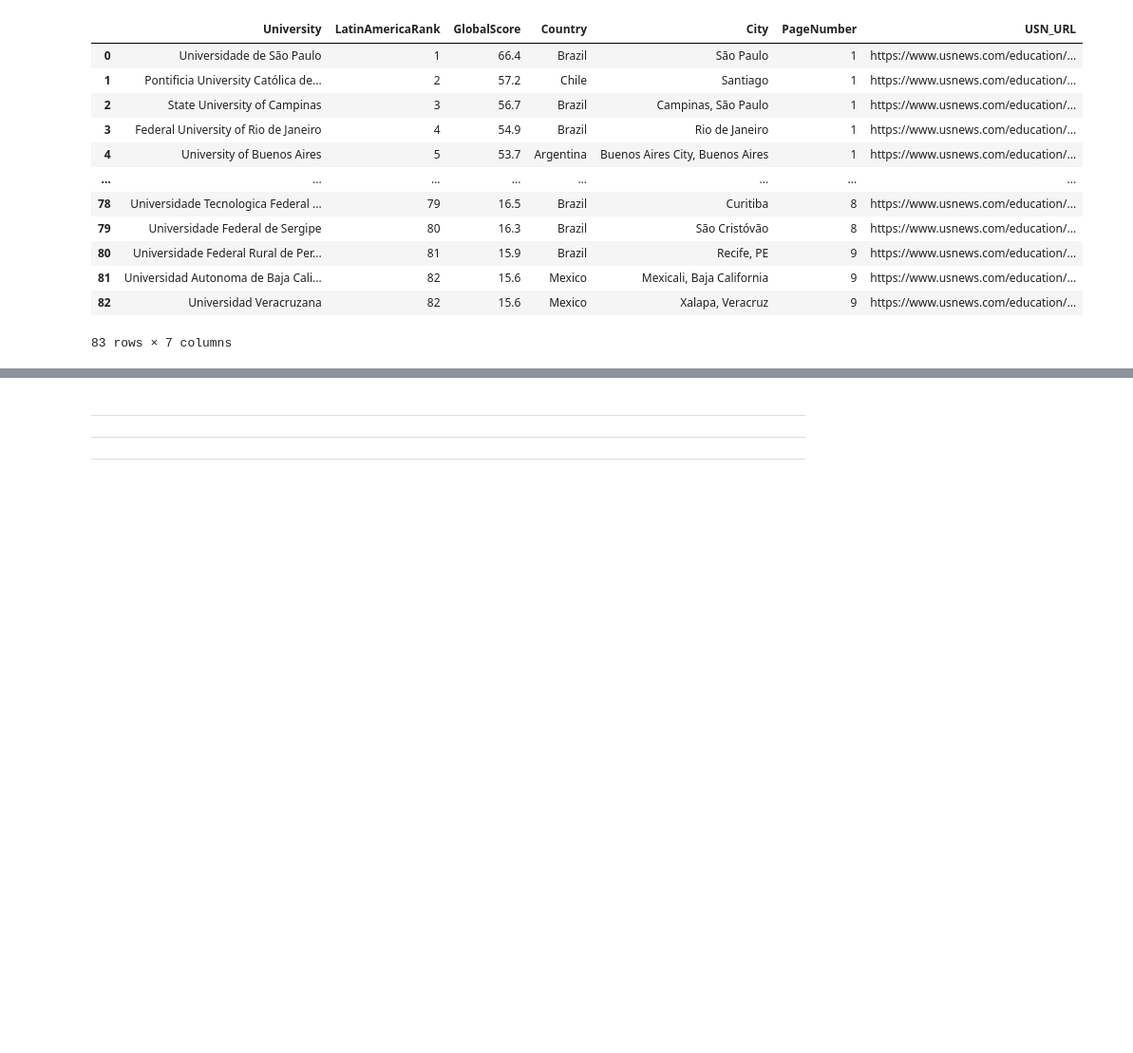
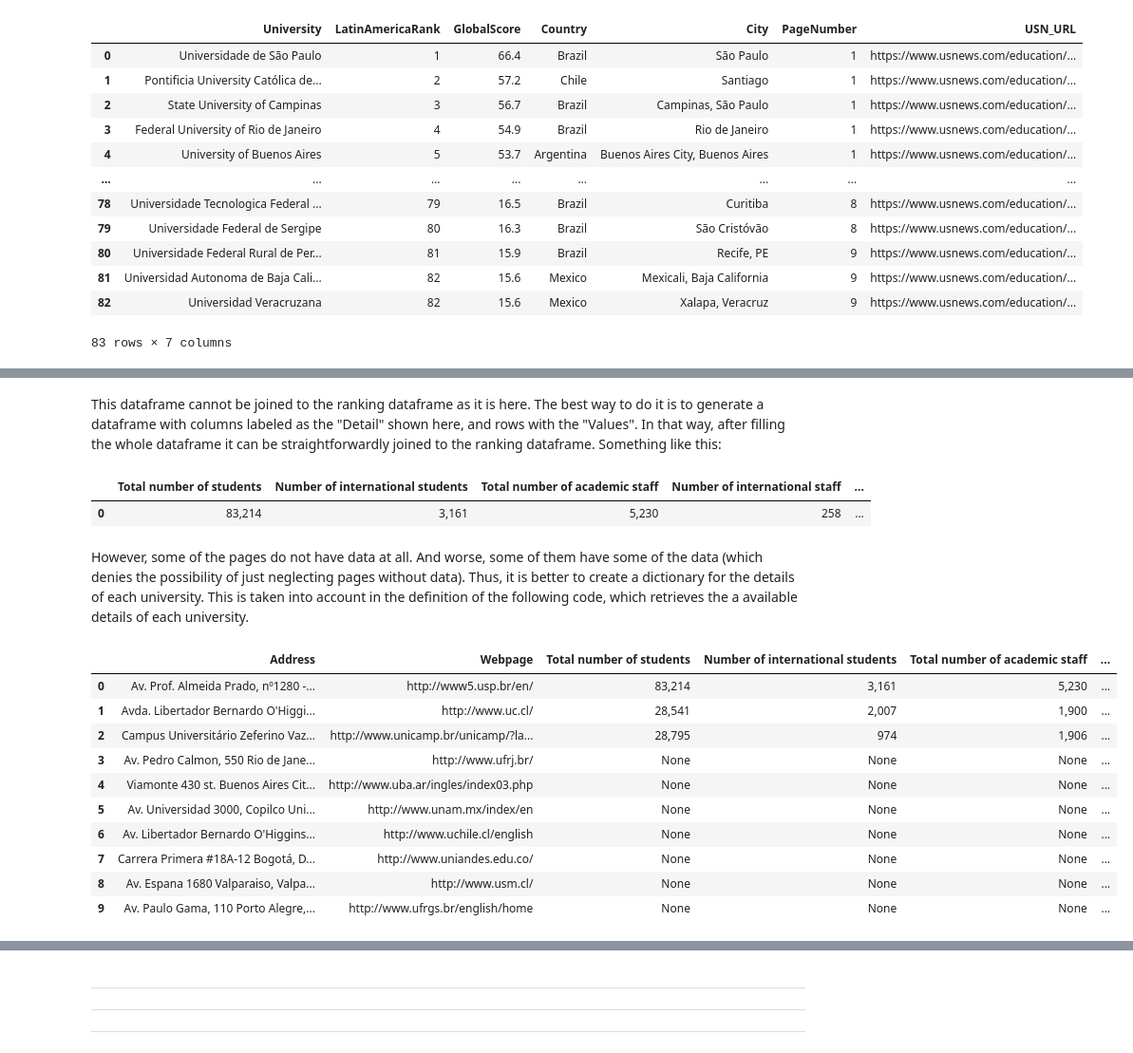
Before and after one commit to aurelioai/Capstone_personal, a Jupyter notebook: 01_define_scrap_sources.ipynb, the cells around one changed output, grey strips where cells are left out. Shown: that part at 95% size. Saved outputs shown, nothing was run; the diff lists cells and outputs as text; code cells hidden in the pictures; blank space fills up the shorter version.

```diff
--- a/01_define_scrap_sources.ipynb
+++ b/01_define_scrap_sources.ipynb
@@ -258,6 +231,8 @@ for mypages in range(2,numpages+1):
     extrastring.append(mytext+str(mypages))
 header = {'User-Agent': 'Mozilla/5.0 (Windows NT 10.0; Win64; x64) AppleWebKit/537.36 (KHTML, like Gecko)'
           +' Chrome/64.0.3282.186 Safari/537.36','Accept': 'application/json, text/javascript, */*; q=0.01'}
+header = {"User-Agent":"Mozilla/5.0"}
+
 
 # Loop for pages 1 to numpages
 for n in range(1,numpages+1):
@@ -290,0 +276,9 @@ With the URL retrieved, the data used to score the universities is available. Th
+# %%
+# Getting the address (location)
+maincontent = mysoup.find('div',class_='maincontent')
+dirdata = maincontent.find('div',class_='directory-data')
+address = ''
+for data in dirdata.find_all('div'):
+    address = address + data.text + ' '
+address = address.strip()
+print(address)
@@ -290,0 +287,13 @@ With the URL retrieved, the data used to score the universities is available. Th
+# %%
+# Getting the webpage
+# Both location and webpage are under the same tree of tags... I have to get both of them in one shot!
+maincontent = mysoup.find_all('div',class_='directory-data')
+address = maincontent[0]
+webpage = maincontent[1]
+text = ''
+for data in address.find_all('div'):
+    text = text + data.text + ' '
+address = text.strip()
+webpage = webpage.find('a')['href']
+print(address)
+print(webpage)
@@ -290,0 +303,13 @@ With the URL retrieved, the data used to score the universities is available. Th
+# %%
+# Getting university details
+maincontent = mysoup.find('div',id='directoryPageSection-institution-data')
+#print(maincontent.prettify())
+detailname = []
+detailval = []
+for name in maincontent.find_all('div',class_="t-dim"):
+    detailname.append(name.text.strip())
+for value in maincontent.find_all('div',class_="right t-strong"):
+    detailval.append(value.text.strip())
+# Print dataframe
+tmp = pd.DataFrame({'Detail':detailname,'Value':detailval})
+tmp
@@ -290,0 +329,13 @@ With the URL retrieved, the data used to score the universities is available. Th
+# %% [markdown]
+This dataframe cannot be joined to the ranking dataframe as it is here. The best way to do it is to generate a dataframe with columns labeled as the "Detail" shown here, and rows with the "Values". In that way, after filling the whole dataframe it can be straightforwardly joined to the ranking dataframe. Something like this:
+# %%
+tmp = tmp.T
+tmp.rename(columns=tmp.iloc[0],inplace=True)
+tmp = tmp.drop(['Detail'])
+tmp.reset_index(inplace=True,drop=True)
+tmp
+# %% [output]
+|  | Total number of students | Number of international students | Total number of academic staff | Number of international staff | ... |
+| 0 | 83,214 | 3,161 | 5,230 | 258 | ... |
+# %% [markdown]
+However, some of the pages do not have data at all. And worse, some of them have some of the data (which denies the possibility of just neglecting pages without data). Thus, it is better to create a dictionary for the details of each university. This is taken into account in the definition of the following code, which retrieves the a available details of each university.
@@ -290,0 +389,15 @@ With the URL retrieved, the data used to score the universities is available. Th
+# %%
+extended_df = pd.DataFrame.from_dict(details)
+extended_df.head(10)
+# %% [output]
+|  | Address | Webpage | Total number of students | Number of international students | Total number of academic staff | ... |
+| 0 | Av. Prof. Almeida Prado, nº1280 -... | http://www5.usp.br/en/ | 83,214 | 3,161 | 5,230 | ... |
+| 1 | Avda. Libertador Bernardo O'Higgi... | http://www.uc.cl/ | 28,541 | 2,007 | 1,900 | ... |
+| 2 | Campus Universitário Zeferino Vaz... | http://www.unicamp.br/unicamp/?la... | 28,795 | 974 | 1,906 | ... |
+| 3 | Av. Pedro Calmon, 550 Rio de Jane... | http://www.ufrj.br/ | None | None | None | ... |
+| 4 | Viamonte 430 st. Buenos Aires Cit... | http://www.uba.ar/ingles/index03.php | None | None | None | ... |
+| 5 | Av. Universidad 3000, Copilco Uni... | http://www.unam.mx/index/en | None | None | None | ... |
+| 6 | Av. Libertador Bernardo O'Higgins... | http://www.uchile.cl/english | None | None | None | ... |
+| 7 | Carrera Primera #18A-12 Bogotá, D... | http://www.uniandes.edu.co/ | None | None | None | ... |
+| 8 | Av. Espana 1680 Valparaiso, Valpa... | http://www.usm.cl/ | None | None | None | ... |
+| 9 | Av. Paulo Gama, 110 Porto Alegre,... | http://www.ufrgs.br/english/home | None | None | None | ... |
```
Also changed, not shown: parts of 31 cells of this notebook, 1 other file.
